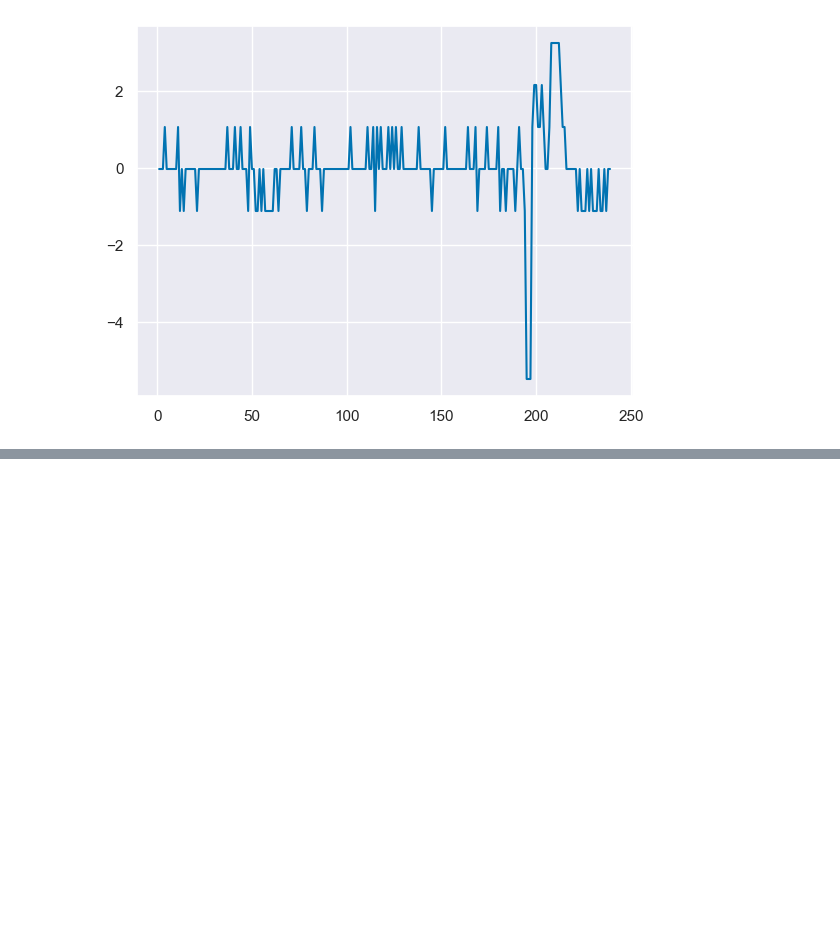
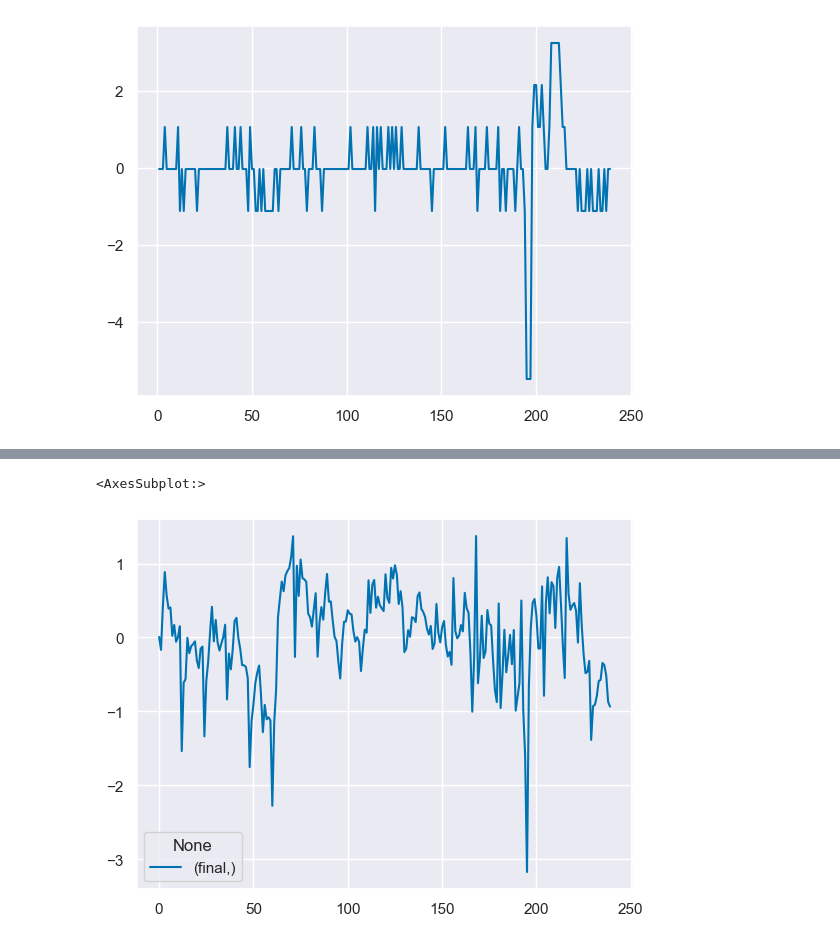
Before and after one commit to aycannon/diss, a Jupyter notebook: Compiled Indicator.ipynb, the cells around one changed output, grey strips where cells are left out. Drawn from its saved outputs; the diff is of its cells as text; code cells hidden in the pictures; blank space fills up the shorter version.

```diff
--- a/Compiled Indicator.ipynb
+++ b/Compiled Indicator.ipynb
@@ -103,0 +134,8 @@ plt.plot(std_p5['vac_diff'])
+# %%
+
+std_SI = pd.DataFrame(scaler.fit_transform(SI[['indicator2','indicator4','indicator5']]), columns = [['indicator2','indicator4','indicator5']])
+std_SI['final'] = std_SI[['indicator2','indicator4','indicator5']].mean(1, skipna=True)
+std_SI['period'] = SI['period']
+# %% [output]
+<AxesSubplot:>
+[figure, added]
```
Also changed, not shown: parts of 10 cells of this notebook.
